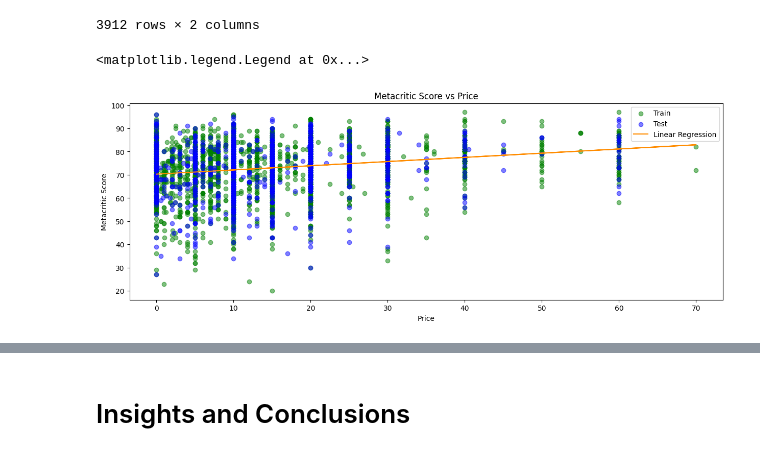
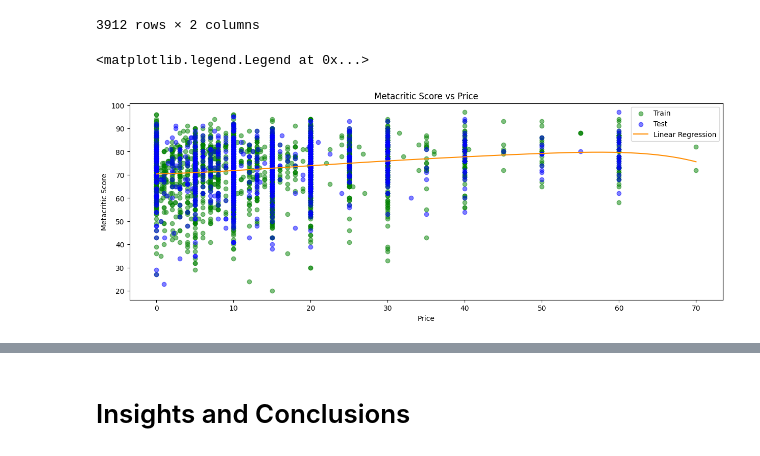
Before and after one commit to PietroPietrovski/Steam-Stat-Project, a Jupyter notebook: project.ipynb, the cells around one changed output, grey strips where cells are left out. Saved outputs shown, nothing was run; the diff lists cells and outputs as text; code cells hidden in the pictures.

```diff
--- a/project.ipynb
+++ b/project.ipynb
@@ -223,0 +297,28 @@ plt.xticks(rotation=90)
+# %%
+df = df[(df["Estimated owners"] != 150000000) & (df["Estimated owners"] !=  75000000)]
+
+X_raw = df[["Estimated owners"]]
+Y_raw = df[["Metacritic score"]]
+
+X_train, X_test, Y_train, Y_test = train_test_split(X_raw, Y_raw)
+
+poly = PolynomialFeatures(degree=2)
+
+model = make_pipeline(poly, ElasticNet(alpha=0.01))
+model.fit(X_train, Y_train)
+Y_pred = model.predict(X_train)
+
+# Generate a dense grid for plotting
+X_dense = np.linspace(X_train.min(), X_train.max(), 400).reshape(-1, 1)
+
+# Predict on the dense grid for smooth plotting
+Y_dense_pred = model.predict(X_dense)
+
+fig, axes = plt.subplots(1, 1, figsize=(15, 5))
+axes.scatter(X_train, Y_train, color='green', label='Train', alpha=0.5)
+axes.scatter(X_test, Y_test, color='blue', label='Test', alpha=0.5)
+axes.plot(X_dense, Y_dense_pred, color='darkorange', label='Linear Regression')
+axes.set_title('Metacritic Score vs Price')
+axes.set_xlabel('Price')
+axes.set_ylabel('Metacritic Score')
+axes.legend()
@@ -241,33 +345,38 @@ pr_ms_df
 | 85057 | 9.99 | 81 |
 3912 rows × 2 columns
 # %%
-from sklearn.linear_model import LinearRegression
+from sklearn.linear_model import ElasticNet
 from sklearn.preprocessing import PolynomialFeatures
 from sklearn.pipeline import make_pipeline
 from sklearn.model_selection import train_test_split
 
 X_raw = pr_ms_df[["Price"]]
 Y_raw = pr_ms_df[["Metacritic score"]]
 
 X_train, X_test, Y_train, Y_test = train_test_split(X_raw, Y_raw)
 
-poly = PolynomialFeatures(degree=1)
+poly = PolynomialFeatures(degree=10)
 
-model = make_pipeline(poly, LinearRegression())
+model = make_pipeline(poly, ElasticNet(alpha=0.01))
 model.fit(X_train, Y_train)
-Y_pred = model.predict(X_train)
+
+# Generate a dense grid for plotting
+X_dense = np.linspace(X_train.min(), X_train.max(), 400).reshape(-1, 1)
+
+# Predict on the dense grid for smooth plotting
+Y_dense_pred = model.predict(X_dense)
 
 fig, axes = plt.subplots(1, 1, figsize=(15, 5))
 axes.scatter(X_train, Y_train, color='green', label='Train', alpha=0.5)
 axes.scatter(X_test, Y_test, color='blue', label='Test', alpha=0.5)
-axes.plot(X_train, Y_pred, color='darkorange', label='Linear Regression')
+axes.plot(X_dense, Y_dense_pred, color='darkorange', label='Linear Regression')
 axes.set_title('Metacritic Score vs Price')
 axes.set_xlabel('Price')
 axes.set_ylabel('Metacritic Score')
 axes.legend()
 # %% [output]
 <matplotlib.legend.Legend at 0x...>
-[figure, old version]
+[figure, new version]
 # %%
 scst.pearsonr(df["Price"], df["Metacritic score"])
 # %% [output]
```
Also changed, not shown: parts of 10 cells of this notebook.
